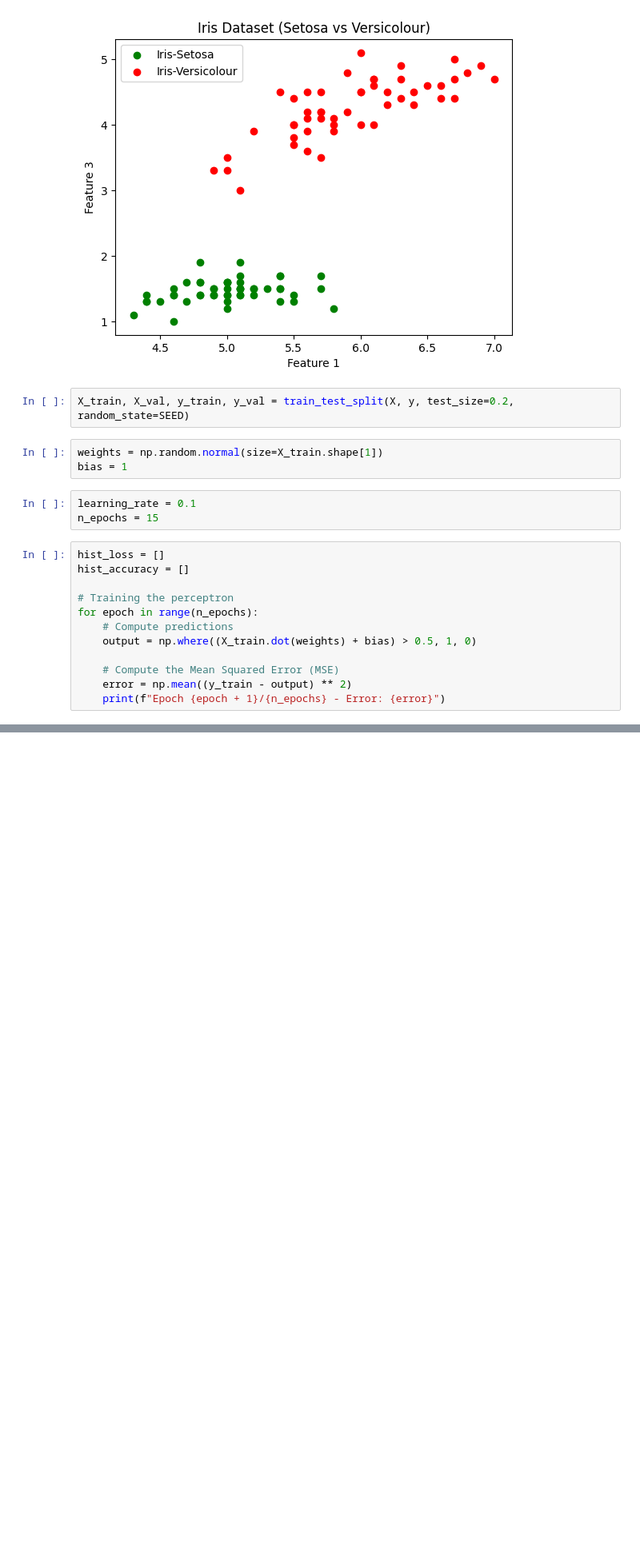
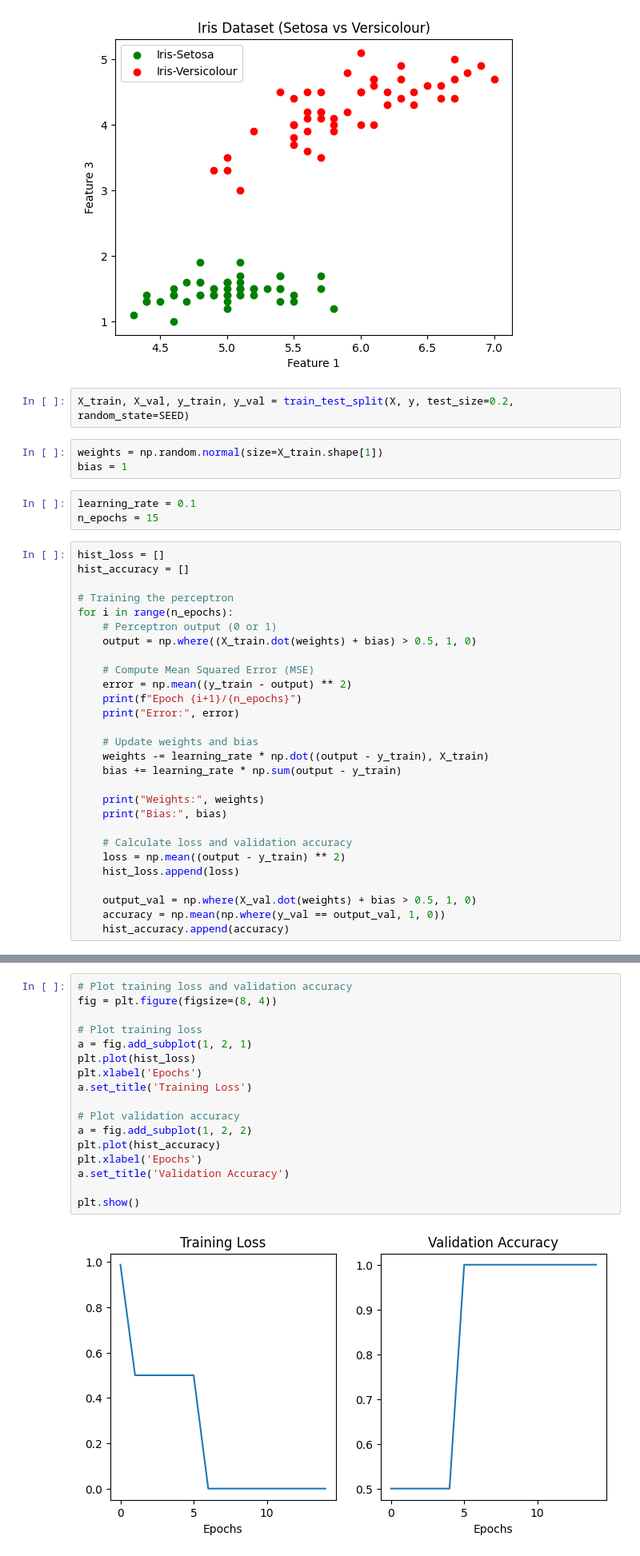
Before and after one commit to HEMANTHKUMARANNAM/DEEP-LEARNING, a Jupyter notebook: exp_1.ipynb, the cells around one changed output, grey strips where cells are left out. Shown at 80% size. Drawn from its saved outputs; the diff is of its cells as text; blank space fills up the shorter version.

```diff
--- a/exp_1.ipynb
+++ b/exp_1.ipynb
@@ -34,11 +34,27 @@ hist_loss = []
 hist_accuracy = []
 
 # Training the perceptron
-for epoch in range(n_epochs):
-    # Compute predictions
+for i in range(n_epochs):
+    # Perceptron output (0 or 1)
     output = np.where((X_train.dot(weights) + bias) > 0.5, 1, 0)
 
-    # Compute the Mean Squared Error (MSE)
+    # Compute Mean Squared Error (MSE)
     error = np.mean((y_train - output) ** 2)
-    print(f"Epoch {epoch + 1}/{n_epochs} - Error: {error}")
+    print(f"Epoch {i+1}/{n_epochs}")
+    print("Error:", error)
+
+    # Update weights and bias
+    weights -= learning_rate * np.dot((output - y_train), X_train)
+    bias += learning_rate * np.sum(output - y_train)
+
+    print("Weights:", weights)
+    print("Bias:", bias)
+
+    # Calculate loss and validation accuracy
+    loss = np.mean((output - y_train) ** 2)
+    hist_loss.append(loss)
+
+    output_val = np.where(X_val.dot(weights) + bias > 0.5, 1, 0)
+    accuracy = np.mean(np.where(y_val == output_val, 1, 0))
+    hist_accuracy.append(accuracy)
 # %% [output]
@@ -91,0 +78,19 @@ plt.show()
+# %%
+# Plot training loss and validation accuracy
+fig = plt.figure(figsize=(8, 4))
+
+# Plot training loss
+a = fig.add_subplot(1, 2, 1)
+plt.plot(hist_loss)
+plt.xlabel('Epochs')
+a.set_title('Training Loss')
+
+# Plot validation accuracy
+a = fig.add_subplot(1, 2, 2)
+plt.plot(hist_accuracy)
+plt.xlabel('Epochs')
+a.set_title('Validation Accuracy')
+
+plt.show()
+# %% [output]
+[figure, added]
```
Also changed, not shown: parts of 7 cells of this notebook, 1 other file.
